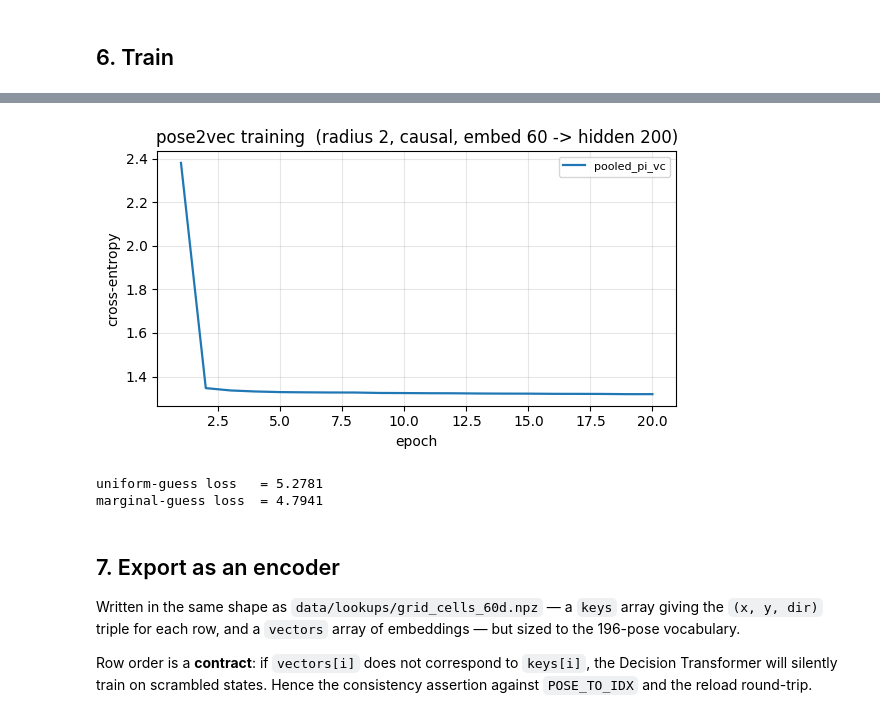
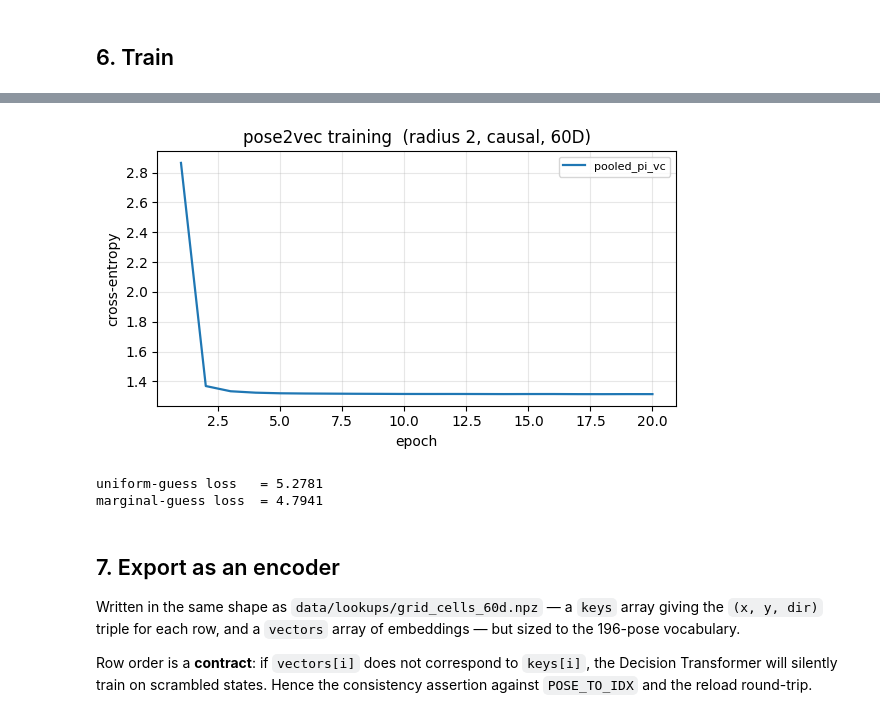
Before and after one commit to ryangrg/corner-maze-rl, a Jupyter notebook: notebooks/cosmos_pose2vec.ipynb, the cells around one changed output, grey strips where cells are left out. Cells and saved outputs as stored; diff of their text form; code cells hidden in the pictures.

```diff
--- a/notebooks/cosmos_pose2vec.ipynb
+++ b/notebooks/cosmos_pose2vec.ipynb
@@ -168,14 +168,16 @@ import torch
 # ── Experiment identity ───────────────────────────────────────────────
 RUN_NAME = 'pose2vec-pi_vc-pooled'
 
-# ── Encoder / trainer hyperparameters ─────────────────────────────────
-ENCODER_DIM  = 60   # width of the pose embedding — the input bottleneck feeding the hidden
-                    # layer. Narrow values force poses to share dimensions, which is what
-                    # produces overlapping place-field-like tuning rather than 196 independent
-                    # codes. Try 16 for a tight bottleneck, 200+ to leave poses near-separate.
-HIDDEN_UNITS = 200  # units in THE hidden layer. There is ALWAYS exactly one hidden layer —
-                    # never zero. These are the neurons the last section plots, and their
-                    # activations are what gets exported as the encoder.
+# ── Model / trainer hyperparameters ───────────────────────────────────
+# Classic skip-gram, one hidden layer, no non-linearity:
+#     one-hot(196) -> hidden(HIDDEN_UNITS) -> softmax(196)
+# The hidden layer IS the embedding, so this one number is the hidden width, the embedding
+# dimension, and the exported encoder width all at once.
+HIDDEN_UNITS = 60   # KEEP BELOW 196. Fewer dimensions than the 196 poses is the bottleneck
+                    # that forces poses to share dimensions — which is what turns into
+                    # overlapping, place-field-like tuning. Try 16 for a tight bottleneck,
+                    # 120 for a loose one. At >= 196 there is no bottleneck and the model can
+                    # memorise transitions without learning anything spatial.
 
 WINDOW_RADIUS = 2       # adjacency along the trajectory the model should learn
 CAUSAL        = True    # True  = context is the poses AFTER the centre (predict-next)
@@ -213,12 +215,10 @@ SEED          = 0
 
 # ── Derived / fixed ───────────────────────────────────────────────────
 ENCODER_TYPE = 'pose2vec'
-assert isinstance(HIDDEN_UNITS, int) and HIDDEN_UNITS >= 1,     'HIDDEN_UNITS must be an int >= 1 — there is always exactly one hidden layer'
-assert isinstance(ENCODER_DIM, int) and ENCODER_DIM >= 1, 'ENCODER_DIM must be an int >= 1'
+assert isinstance(HIDDEN_UNITS, int) and HIDDEN_UNITS >= 1, 'HIDDEN_UNITS must be an int >= 1'
 
-# The hidden layer is the representation, so the hidden layer is what ships.
-EXPORT_DIM   = HIDDEN_UNITS
-EXPORT_LAYER = 'hidden'
+# The hidden layer is the representation, so its width is the exported width.
+EXPORT_DIM = HIDDEN_UNITS
 
 GROUP_ALIASES = {'pi': 'PI', 'pi_vc': 'PI+VC', 'vc': 'VC', 'pi_vc_f1': 'PI+VC_f1'}
 assert TRAINING_GROUP in GROUP_ALIASES, f'unknown TRAINING_GROUP={TRAINING_GROUP!r}'
@@ -254,9 +254,7 @@ LOOKUPS_DIR = REPO_ROOT / 'data' / 'lookups'
 torch.manual_seed(SEED)
 
 print(f'RUN_NAME      = {RUN_NAME}')
-print(f'architecture  = one-hot({{}}) -> embed({ENCODER_DIM}) -> hidden({HIDDEN_UNITS}) -> softmax({{}})'
-      .format('VOCAB', 'VOCAB'))
-print(f'exports       = {EXPORT_LAYER} layer -> (vocab, {EXPORT_DIM})')
+print(f'architecture  = one-hot(196) -> hidden({HIDDEN_UNITS}) -> softmax(196)')
 print(f'window        = radius {WINDOW_RADIUS}, {"causal" if CAUSAL else "acausal"}')
 print(f'subjects      = {SUBJECTS}  (pooled={POOL_SUBJECTS})')
 print(f'DEVICE        = {DEVICE}')
@@ -716,7 +670,7 @@ def train_one(centres, contexts, label: str, seed: int = SEED):
     torch.manual_seed(seed)
     np.random.seed(seed)
 
-    model = Pose2Vec(VOCAB_SIZE, ENCODER_DIM, HIDDEN_UNITS).to(DEVICE)
+    model = Pose2Vec(VOCAB_SIZE, HIDDEN_UNITS).to(DEVICE)
     opt   = torch.optim.Adam(model.parameters(), lr=LEARNING_RATE)
     lossf = nn.CrossEntropyLoss()
 
@@ -752,8 +706,7 @@ for _label, _h in HISTORIES.items():
     ax.plot(range(1, len(_h) + 1), _h, label=_label, lw=1.6)
 ax.set_xlabel('epoch'); ax.set_ylabel('cross-entropy')
 ax.set_title(f'pose2vec training  (radius {WINDOW_RADIUS}, '
-             f'{"causal" if CAUSAL else "acausal"}, '
-             f'embed {ENCODER_DIM} -> hidden {HIDDEN_UNITS})')
+             f'{"causal" if CAUSAL else "acausal"}, {HIDDEN_UNITS}D)')
 ax.grid(alpha=0.3)
 if len(HISTORIES) <= 6:
     ax.legend(fontsize=8)
@@ -781,4 +734,4 @@ training pooled_pi_vc  (443,774 pairs)
-[figure, old version]
+[figure, new version]
 uniform-guess loss   = 5.2781
 marginal-guess loss  = 4.7941
 # %% [markdown]
```
Also changed, not shown: parts of 10 cells of this notebook, 3 other files.
